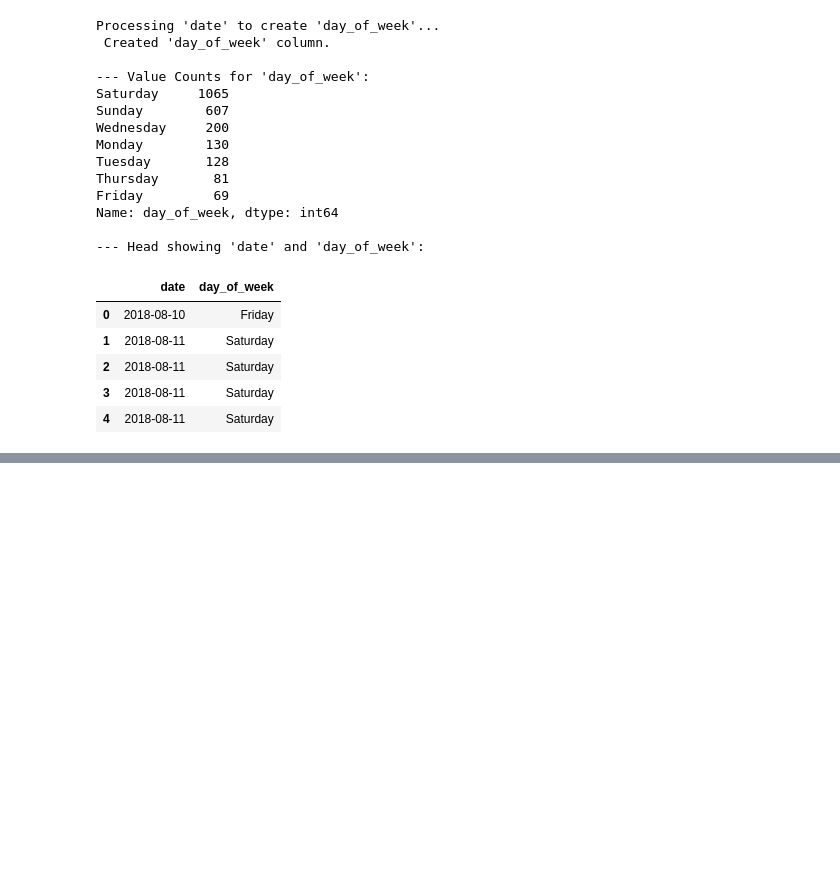
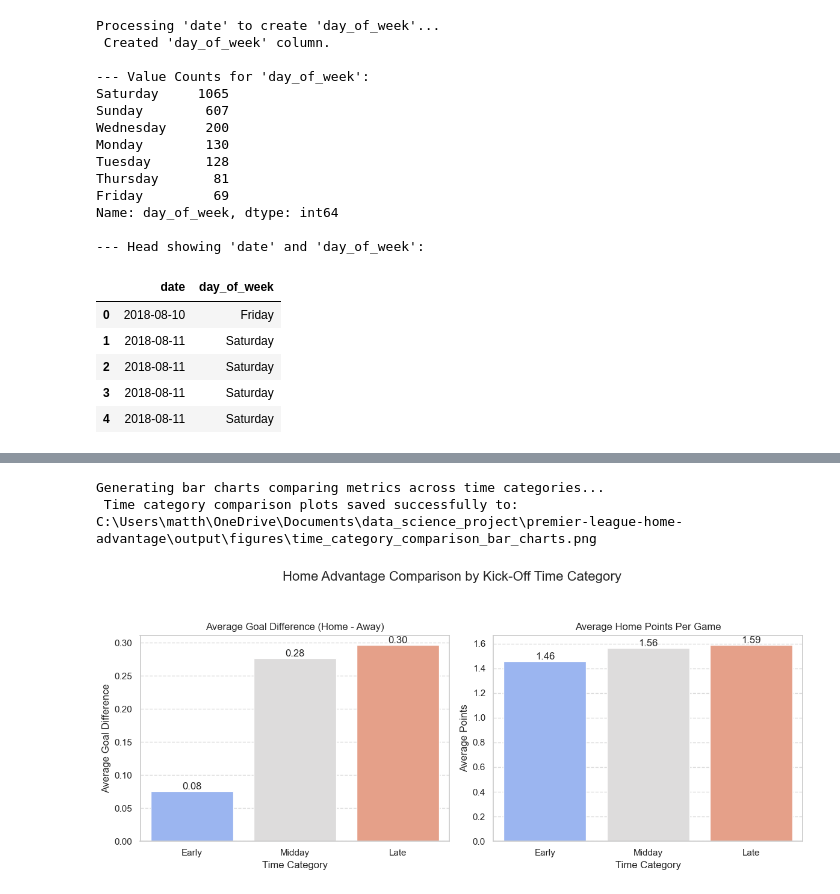
Before and after one commit to MDeighton004/premier-league-home-advantage, a Jupyter notebook: code/2_analysis.ipynb, the cells around one changed output, grey strips where cells are left out. Saved outputs shown, nothing was run; the diff lists cells and outputs as text; code cells hidden in the pictures; blank space fills up the shorter version.

```diff
--- a/code/2_analysis.ipynb
+++ b/code/2_analysis.ipynb
@@ -745,0 +808,64 @@ Name: day_of_week, dtype: int64
+# %%
+# Visualise Home Advantage Metrics Across Time Categories
+
+# Check if the time_category_comparison DataFrame exists from the previous cell
+if 'time_category_comparison' in locals() and time_category_comparison is not None:
+    print("\nGenerating bar charts comparing metrics across time categories...")
+
+    # Define the logical order for plotting categories
+    # Filter time_order list to ensure only categories present in the data are included
+    time_order = [cat for cat in ['Early', 'Midday', 'Late'] if cat in time_category_comparison['time_category'].unique()]
+
+    if not time_order:
+         print("Warning: No valid categories ('Early', 'Midday', 'Late') found in the comparison data to plot.")
+    else:
+        # Create the Plots
+        # Create a figure and a set of subplots (1 row, 2 columns)
+        fig, axes = plt.subplots(1, 2, figsize=(12, 5))
+        fig.suptitle('Home Advantage Comparison by Kick-Off Time Category', fontsize=16, y=1.03)
+
+        # Plot 1: Average Goal Difference
+        sns.barplot(ax=axes[0], x='time_category', y='goal_difference', data=time_category_comparison,
+                    palette='coolwarm', order=time_order)
+        axes[0].set_title('Average Goal Difference (Home - Away)')
+        axes[0].set_xlabel('Time Category')
+        axes[0].set_ylabel('Average Goal Difference')
+        axes[0].grid(axis='y', linestyle='--', alpha=0.7)
+        # Add exact values on bars
+        for container in axes[0].containers:
+            axes[0].bar_label(container, fmt='%.2f')
+
+        # Plot 2: Average Home Points
+        sns.barplot(ax=axes[1], x='time_category', y='home_points', data=time_category_comparison,
+                    palette='coolwarm', order=time_order)
+        axes[1].set_title('Average Home Points Per Game')
+        axes[1].set_xlabel('Time Category')
+        axes[1].set_ylabel('Average Points')
+        axes[1].grid(axis='y', linestyle='--', alpha=0.7)
+        # Add exact values on bars
+        for container in axes[1].containers:
+            axes[1].bar_label(container, fmt='%.2f')
+
+        # Final Touches & Saving
+        plt.tight_layout(rect=[0, 0, 1, 0.97]) # Adjust layout to prevent overlap
+
+        # Define filename and save
+        plot_filename_time_cat_comp = os.path.join(figures_dir, 'time_category_comparison_bar_charts.png')
+        try:
+            # Ensure the figures directory exists
+            os.makedirs(figures_dir, exist_ok=True)
+            plt.savefig(plot_filename_time_cat_comp, bbox_inches='tight', dpi=300)
+            print(f" Time category comparison plots saved successfully to: {plot_filename_time_cat_comp}")
+        except Exception as e:
+            print(f" An error occurred while saving the time category comparison plots: {e}")
+
+        # Display the Plot
+        plt.show()
+
+else:
+    print("\nSkipping visualisation: 'time_category_comparison' DataFrame not found.")
+    print(" Ensure the cell calculating time_category_comparison ran successfully.")
+# %% [output]
+Generating bar charts comparing metrics across time categories...
+ Time category comparison plots saved successfully to: C:\Users\matth\OneDrive\Documents\data_science_project\premier-league-home-advantage\output\figures\time_category_comparison_bar_charts.png
+[figure, added]
```
Also changed, not shown: parts of 1 cell of this notebook, 1 other file.
